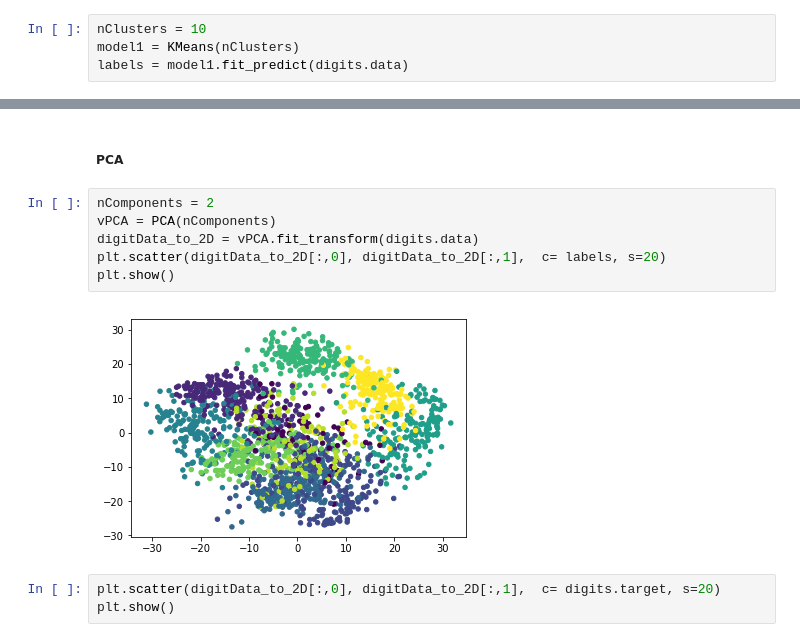
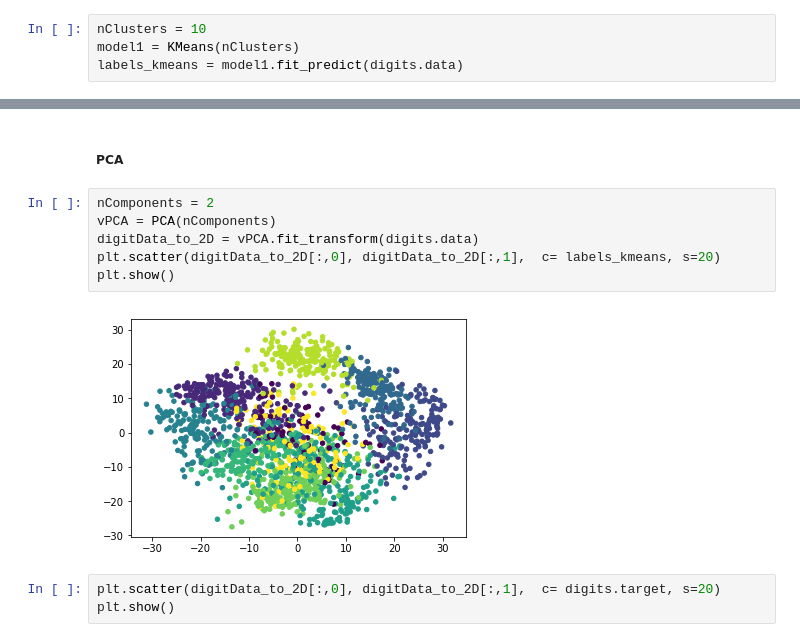
Before and after one commit to tranquoclongt1/ML, a Jupyter notebook: Bai tap 2.ipynb, the cells around one changed output, grey strips where cells are left out. Saved outputs shown, nothing was run; the diff lists cells and outputs as text.

```diff
--- a/Bai tap 2.ipynb
+++ b/Bai tap 2.ipynb
@@ -29,7 +31,7 @@ plt.matshow(digits.images[0]);
 # %%
 nClusters = 10
 model1 = KMeans(nClusters)
-labels = model1.fit_predict(digits.data)
+labels_kmeans = model1.fit_predict(digits.data)
 # %%
 df = pd.DataFrame({'labels':labels,'Truth labels':digits.target})
 ct = pd.crosstab(df['labels'],df['Truth labels'])
@@ -68,11 +70,11 @@ from sklearn.decomposition import PCA
 # %%
 nComponents = 2
 vPCA = PCA(nComponents)
 digitData_to_2D = vPCA.fit_transform(digits.data)
-plt.scatter(digitData_to_2D[:,0], digitData_to_2D[:,1],  c= labels, s=20)
+plt.scatter(digitData_to_2D[:,0], digitData_to_2D[:,1],  c= labels_kmeans, s=20)
 plt.show()
 # %% [output]
-[figure, old version]
+[figure, new version]
 # %%
 plt.scatter(digitData_to_2D[:,0], digitData_to_2D[:,1],  c= digits.target, s=20)
 plt.show()
```
Also changed, not shown: parts of 13 cells of this notebook.
